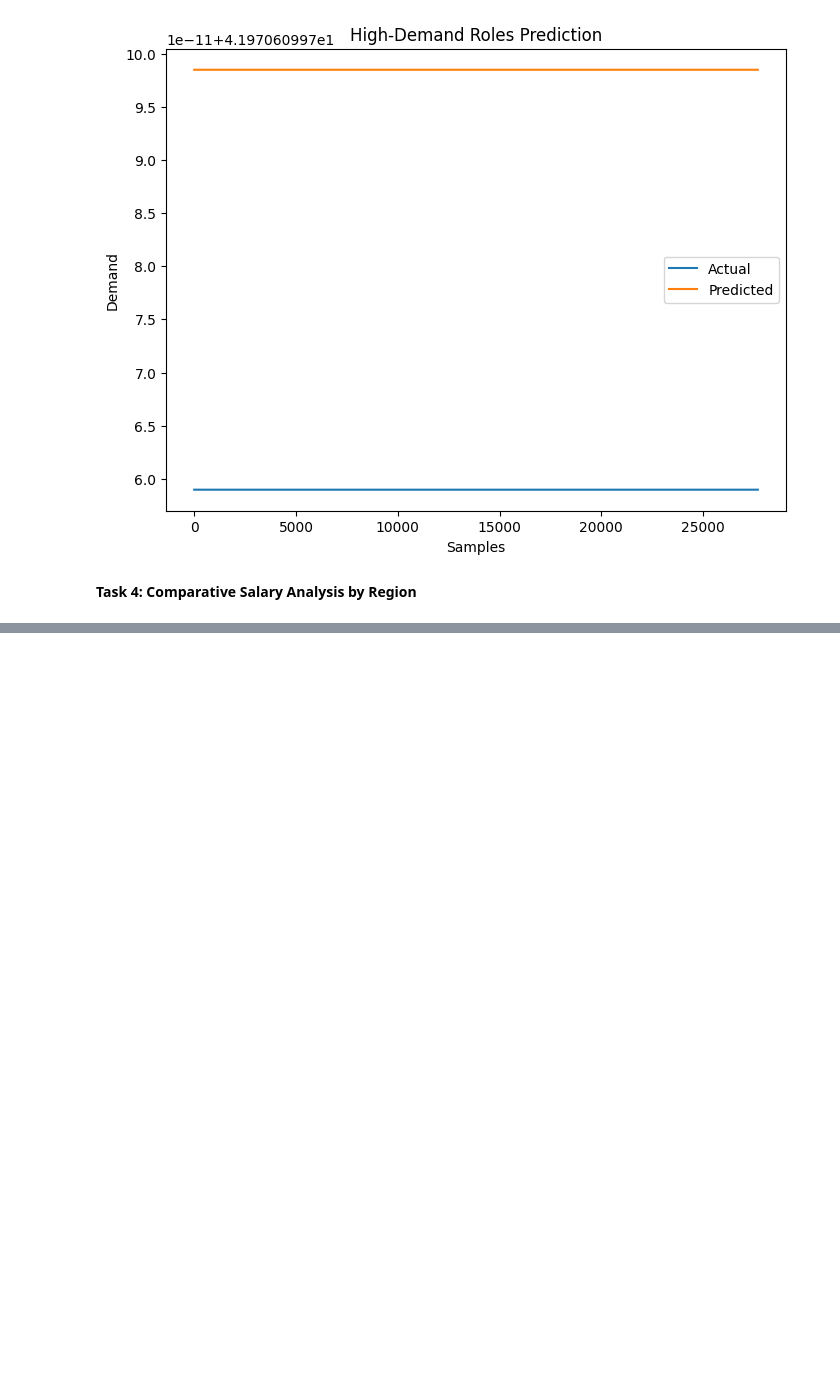
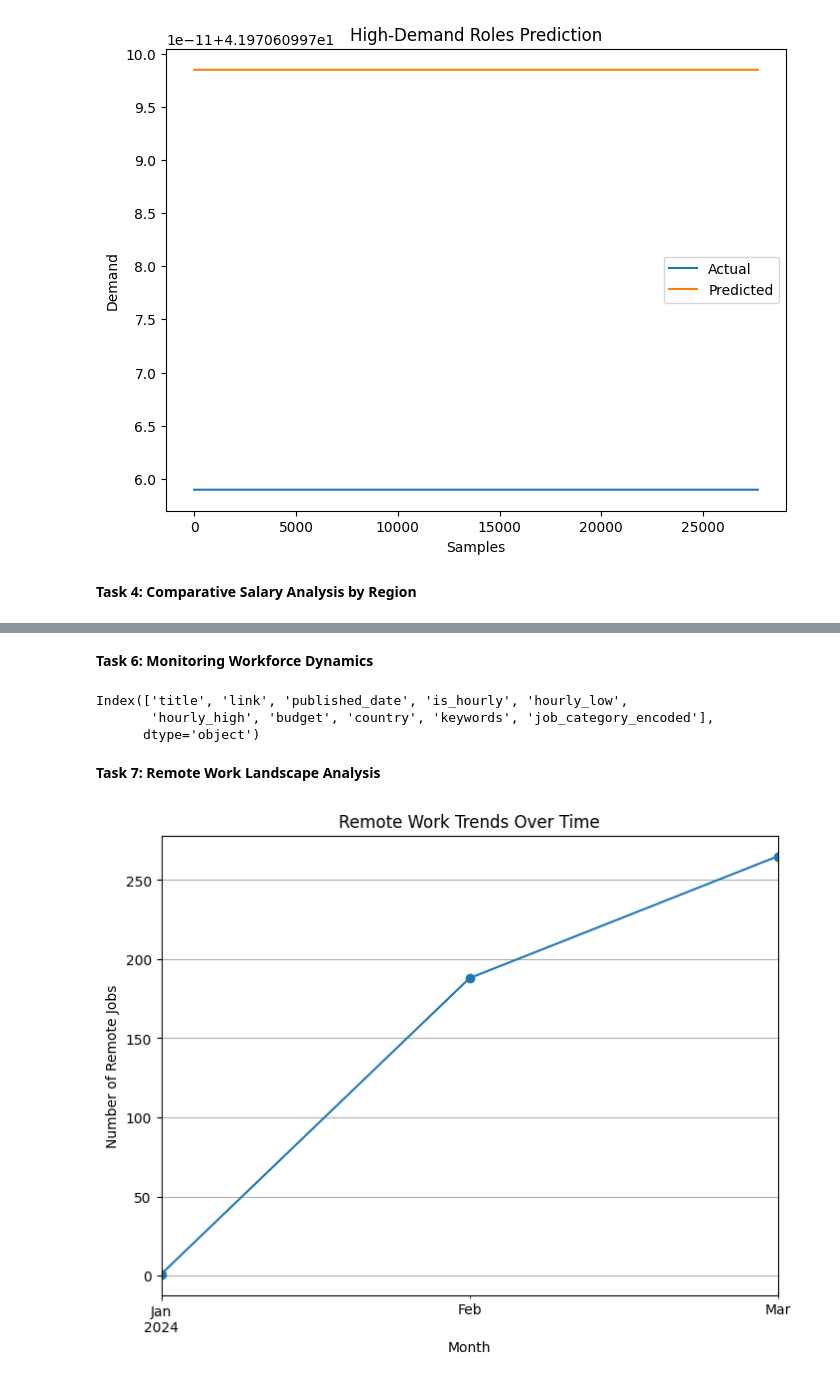
Before and after one commit to sapna-90/Project_8_Career-trends-explorer, a Jupyter notebook: P8_Career_trends_explorer.ipynb, the cells around one changed output, grey strips where cells are left out. Saved outputs shown, nothing was run; the diff lists cells and outputs as text; code cells hidden in the pictures; blank space fills up the shorter version.

```diff
--- a/P8_Career_trends_explorer.ipynb
+++ b/P8_Career_trends_explorer.ipynb
@@ -397,0 +487,2 @@ px.bar(region_salaries, title="Average Salary by Region", labels={'value': 'Aver
+# %% [markdown]
+**Task 6: Monitoring Workforce Dynamics**
@@ -397,0 +500,21 @@ px.bar(region_salaries, title="Average Salary by Region", labels={'value': 'Aver
+# %%
+Cleaned_Dataset.columns
+# %% [output]
+Index(['title', 'link', 'published_date', 'is_hourly', 'hourly_low',
+       'hourly_high', 'budget', 'country', 'keywords', 'job_category_encoded'],
+      dtype='object')
+# %% [markdown]
+**Task 7: Remote Work Landscape Analysis**
+# %%
+remote_jobs = Cleaned_Dataset[Cleaned_Dataset['title'].str.contains('remote', case=False, na=False)]
+remote_trends = remote_jobs.groupby(remote_jobs['published_date'].dt.to_period('M')).size()
+
+plt.figure(figsize=(8, 6))
+remote_trends.plot(kind='line', marker='o')
+plt.title("Remote Work Trends Over Time")
+plt.xlabel("Month")
+plt.ylabel("Number of Remote Jobs")
+plt.grid()
+plt.show()
+# %% [output]
+[figure, added]
```
Also changed, not shown: parts of 14 cells of this notebook.
